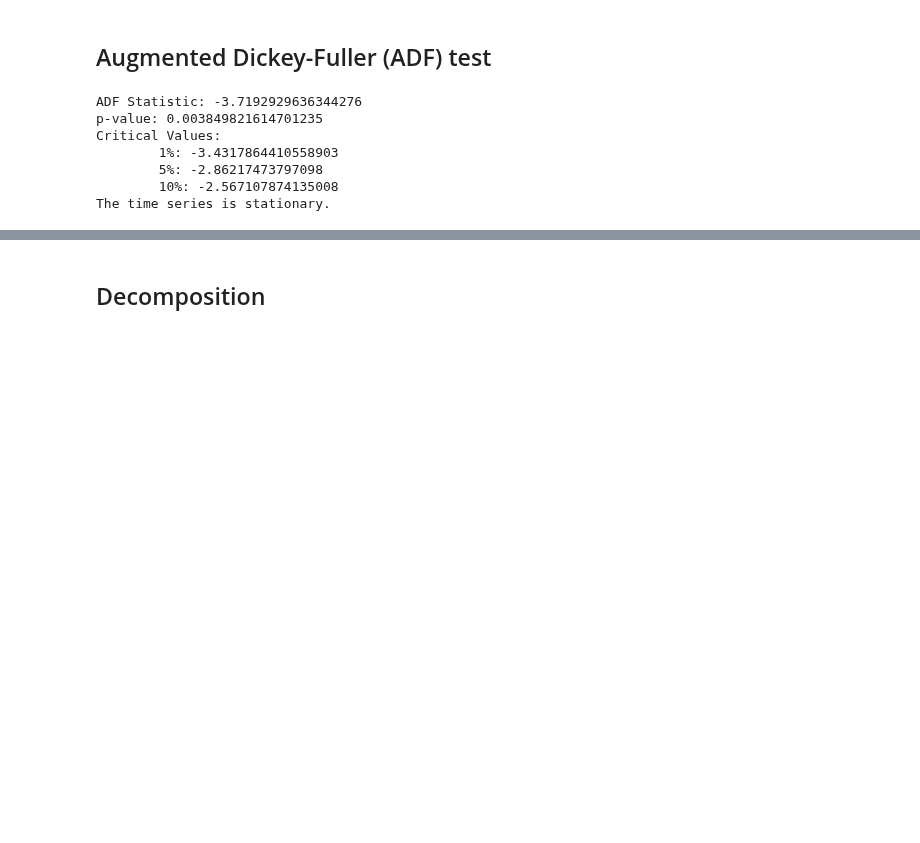
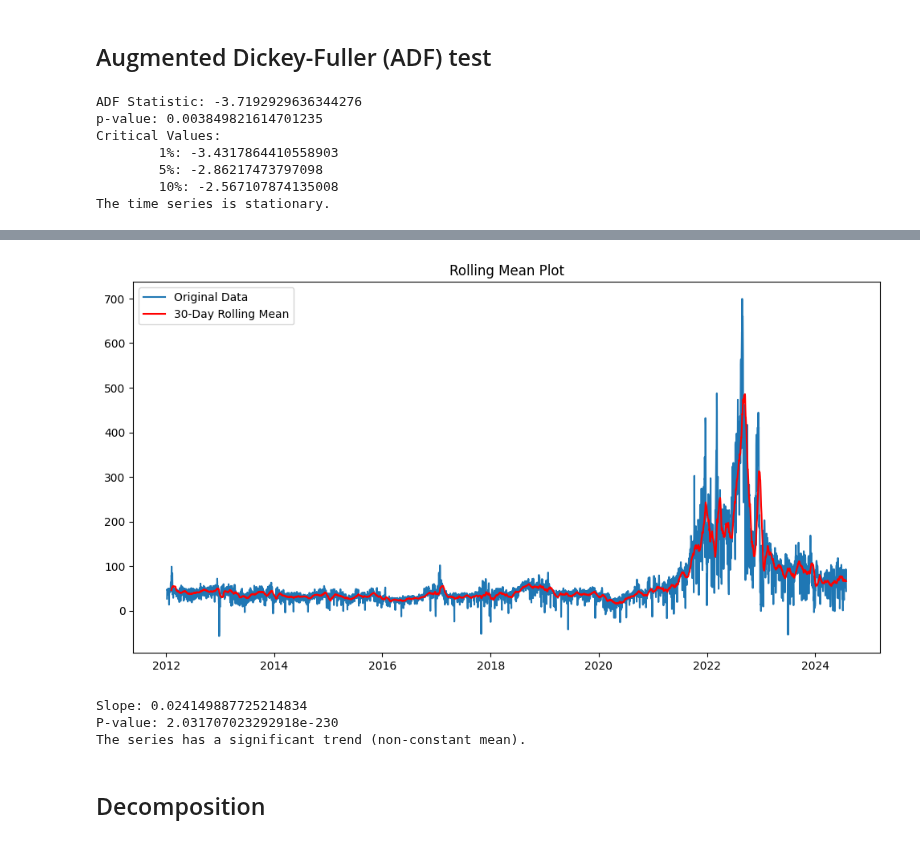
Before and after one commit to stefgr1/Prediction_of_energy_prices, a Jupyter notebook: predictions/Linear_regression/linear_regression.ipynb, the cells around one changed output, grey strips where cells are left out. Drawn from its saved outputs; the diff is of its cells as text; code cells hidden in the pictures; blank space fills up the shorter version.

```diff
--- a/predictions/Linear_regression/linear_regression.ipynb
+++ b/predictions/Linear_regression/linear_regression.ipynb
@@ -113,3 +191,38 @@ The time series is stationary.
+# %%
+import pandas as pd
+import matplotlib.pyplot as plt
+
+# Calculate a rolling mean with a window size (e.g., 30 days)
+rolling_mean = data['Day_ahead_price (€/MWh)'].rolling(window=30).mean()
+
+# Plot original data and rolling mean
+plt.figure(figsize=(12, 6))
+plt.plot(data['Day_ahead_price (€/MWh)'], label='Original Data')
+plt.plot(rolling_mean, color='red', label='30-Day Rolling Mean')
+plt.legend()
+plt.title('Rolling Mean Plot')
+plt.show()
+# %% [output]
+[figure, added]
+# %%
+import numpy as np
+from scipy.stats import linregress
+
+# Create a time index for regression
+time = np.arange(len(data))
+result = linregress(time, data['Day_ahead_price (€/MWh)'])
+
+print(f"Slope: {result.slope}")
+print(f"P-value: {result.pvalue}")
+
+if result.pvalue < 0.05:
+    print("The series has a significant trend (non-constant mean).")
+else:
+    print("The series does not have a significant trend (mean may be constant).")
+# %% [output]
+Slope: 0.024149887725214834
+P-value: 2.031707023292918e-230
+The series has a significant trend (non-constant mean).
 # %% [markdown]
 ## Decomposition
 # %%
```
Also changed, not shown: parts of 7 cells of this notebook, 34 other files.
